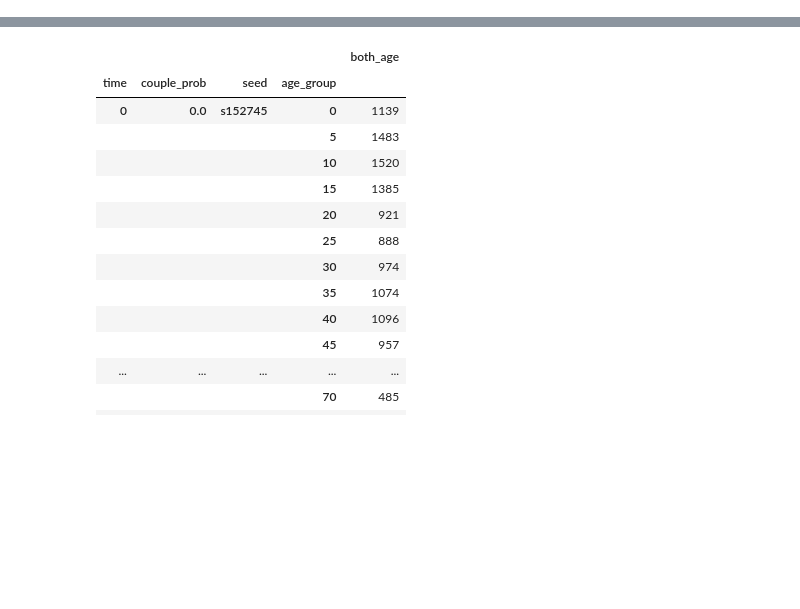
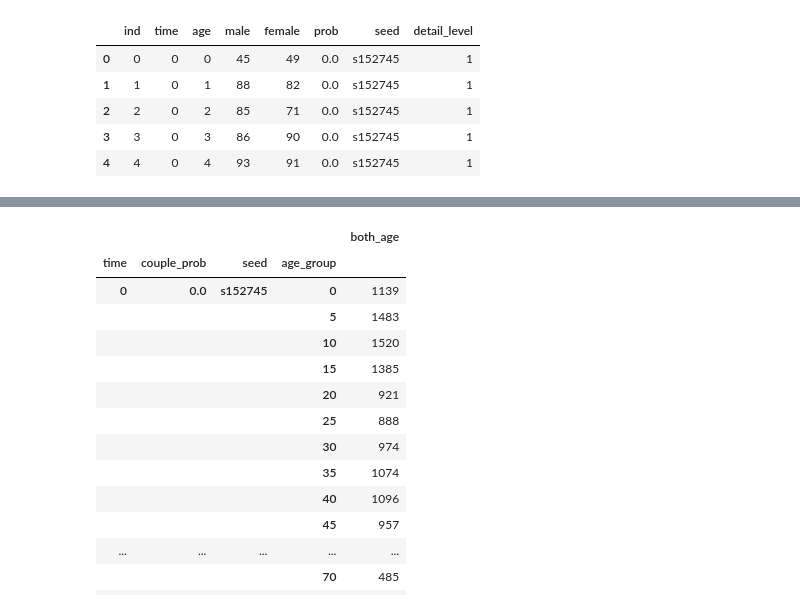
Before and after one commit to ejwillemse/sim-demog-NUK-open, a Jupyter notebook: sandbox/experiment_output/draw_fig_poppy.ipynb, the cells around one changed output, grey strips where cells are left out. Cells and saved outputs as stored; diff of their text form; code cells hidden in the pictures; blank space fills up the shorter version.

```diff
--- a/sandbox/experiment_output/draw_fig_poppy.ipynb
+++ b/sandbox/experiment_output/draw_fig_poppy.ipynb
@@ -78 +83,10 @@ df_couple[1].head()
+# %%
+dfs[1].head()
+# %% [output]
+|  | ind | time | age | male | female | prob | seed | detail_level |
+| 0 | 0 | 0 | 0 | 45 | 49 | 0.0 | s152745 | 1 |
+| 1 | 1 | 0 | 1 | 88 | 82 | 0.0 | s152745 | 1 |
+| 2 | 2 | 0 | 2 | 85 | 71 | 0.0 | s152745 | 1 |
+| 3 | 3 | 0 | 3 | 86 | 90 | 0.0 | s152745 | 1 |
+| 4 | 4 | 0 | 4 | 93 | 91 | 0.0 | s152745 | 1 |
 # %%
```
Also changed, not shown: parts of 16 cells of this notebook, 2 other files.
